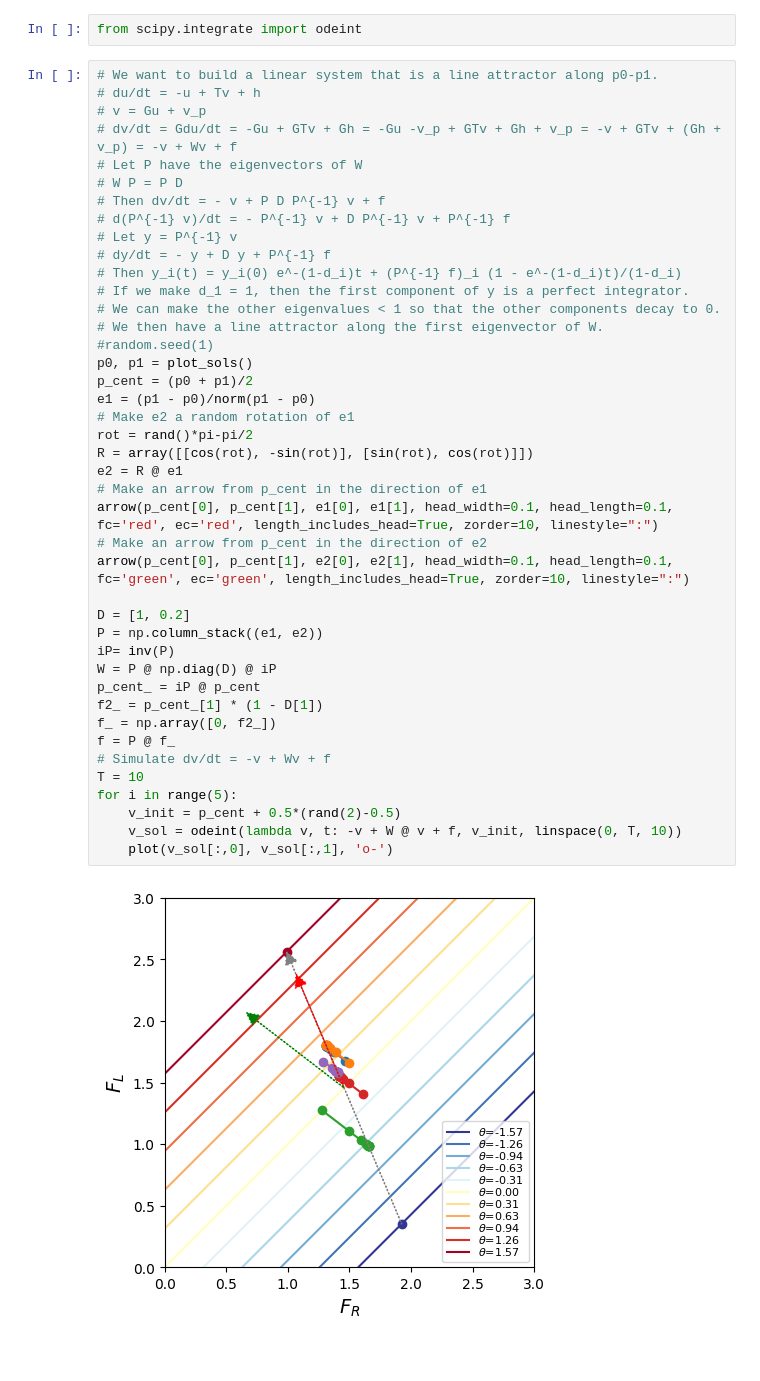
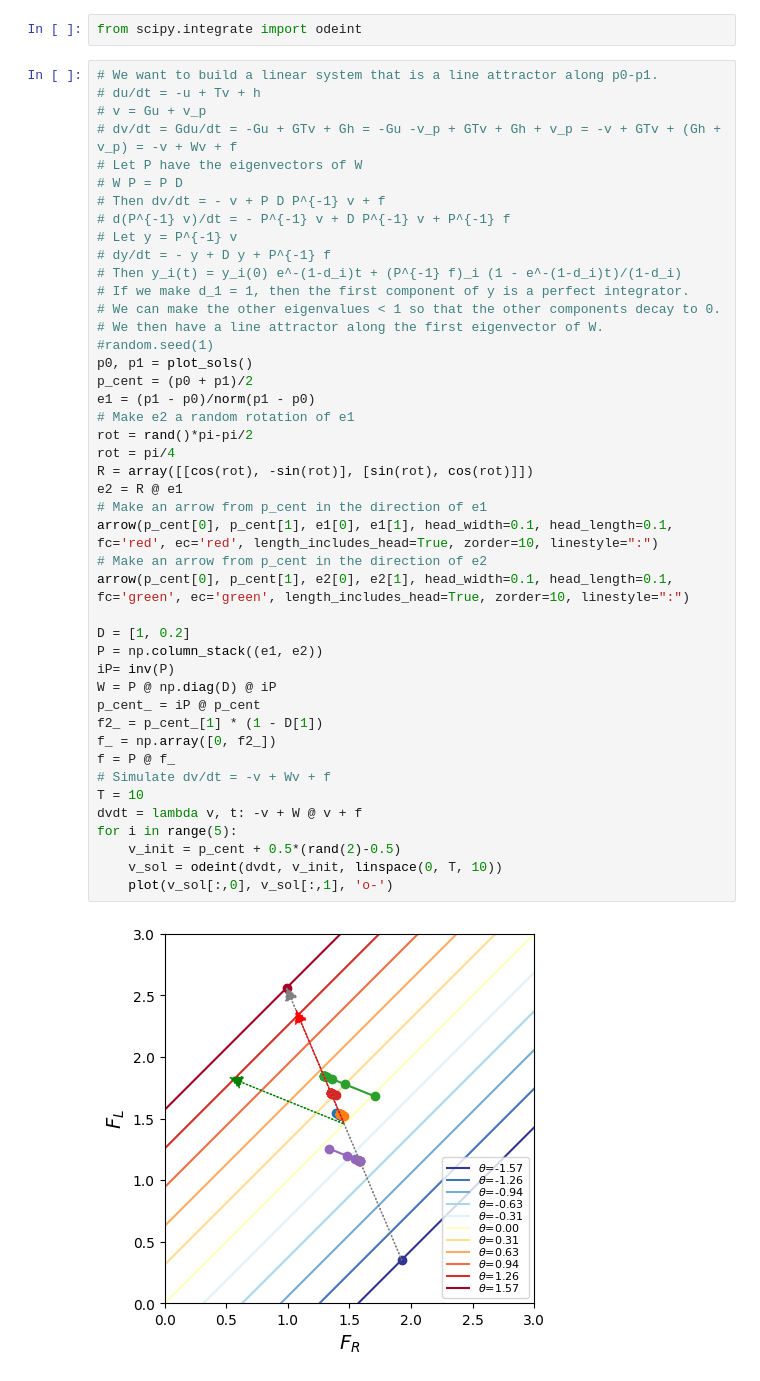
Before and after one commit to stootoon/how-brain-keeps-eyes-still, a Jupyter notebook: sandbox.ipynb, the cells around one changed output. Drawn from its saved outputs; the diff is of its cells as text.

```diff
--- a/sandbox.ipynb
+++ b/sandbox.ipynb
@@ -49,32 +48,34 @@ from scipy.integrate import odeint
 # If we make d_1 = 1, then the first component of y is a perfect integrator.
 # We can make the other eigenvalues < 1 so that the other components decay to 0.
 # We then have a line attractor along the first eigenvector of W.
 #random.seed(1)
 p0, p1 = plot_sols()
 p_cent = (p0 + p1)/2
 e1 = (p1 - p0)/norm(p1 - p0)
 # Make e2 a random rotation of e1
 rot = rand()*pi-pi/2
+rot = pi/4
 R = array([[cos(rot), -sin(rot)], [sin(rot), cos(rot)]])
 e2 = R @ e1
 # Make an arrow from p_cent in the direction of e1
 arrow(p_cent[0], p_cent[1], e1[0], e1[1], head_width=0.1, head_length=0.1, fc='red', ec='red', length_includes_head=True, zorder=10, linestyle=":")
 # Make an arrow from p_cent in the direction of e2
 arrow(p_cent[0], p_cent[1], e2[0], e2[1], head_width=0.1, head_length=0.1, fc='green', ec='green', length_includes_head=True, zorder=10, linestyle=":")
 
 D = [1, 0.2]
 P = np.column_stack((e1, e2))
 iP= inv(P)
 W = P @ np.diag(D) @ iP
 p_cent_ = iP @ p_cent
 f2_ = p_cent_[1] * (1 - D[1])
 f_ = np.array([0, f2_])
 f = P @ f_
 # Simulate dv/dt = -v + Wv + f
 T = 10
+dvdt = lambda v, t: -v + W @ v + f
 for i in range(5):
     v_init = p_cent + 0.5*(rand(2)-0.5)
-    v_sol = odeint(lambda v, t: -v + W @ v + f, v_init, linspace(0, T, 10))
+    v_sol = odeint(dvdt, v_init, linspace(0, T, 10))
     plot(v_sol[:,0], v_sol[:,1], 'o-')
 # %% [output]
-[figure, old version]
+[figure, new version]
```
Also changed, not shown: parts of 8 cells of this notebook.
